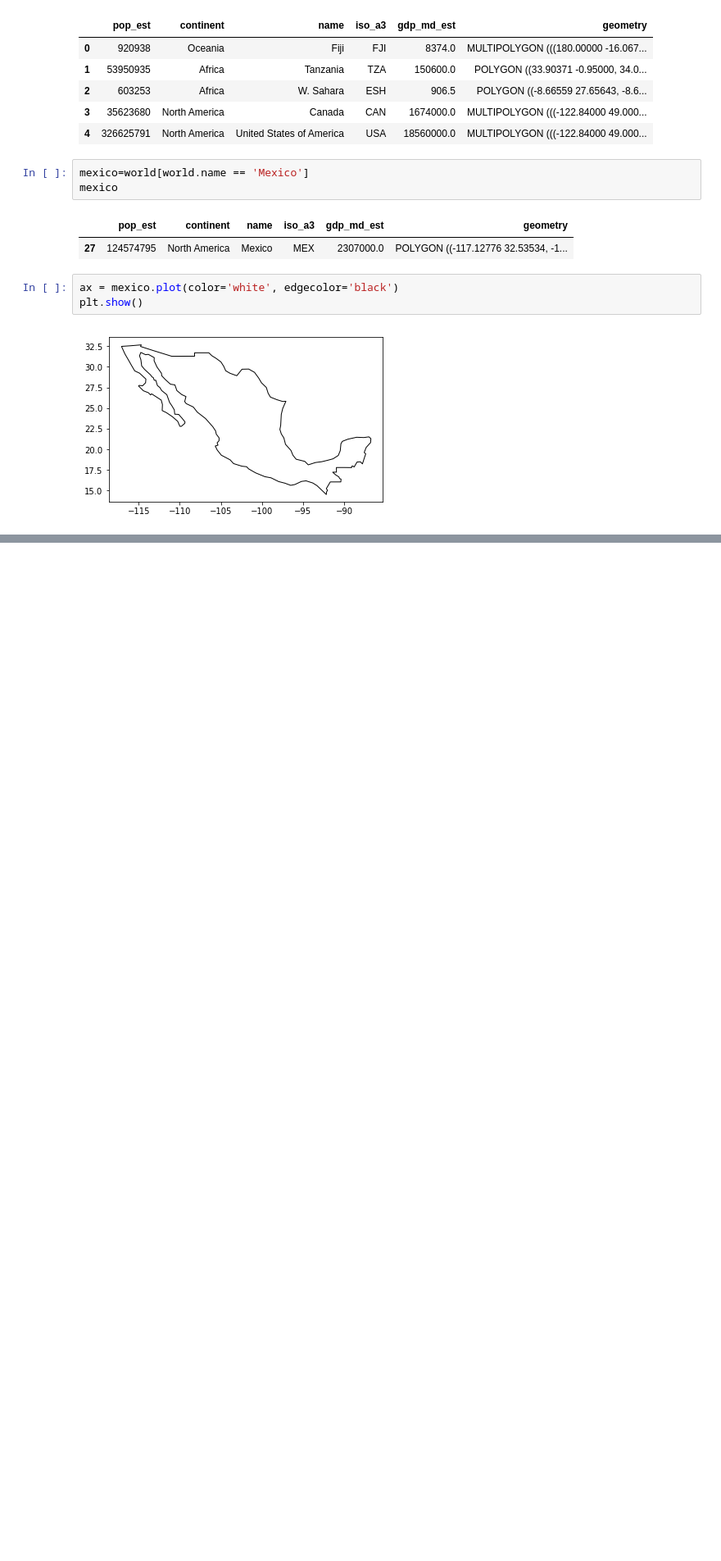
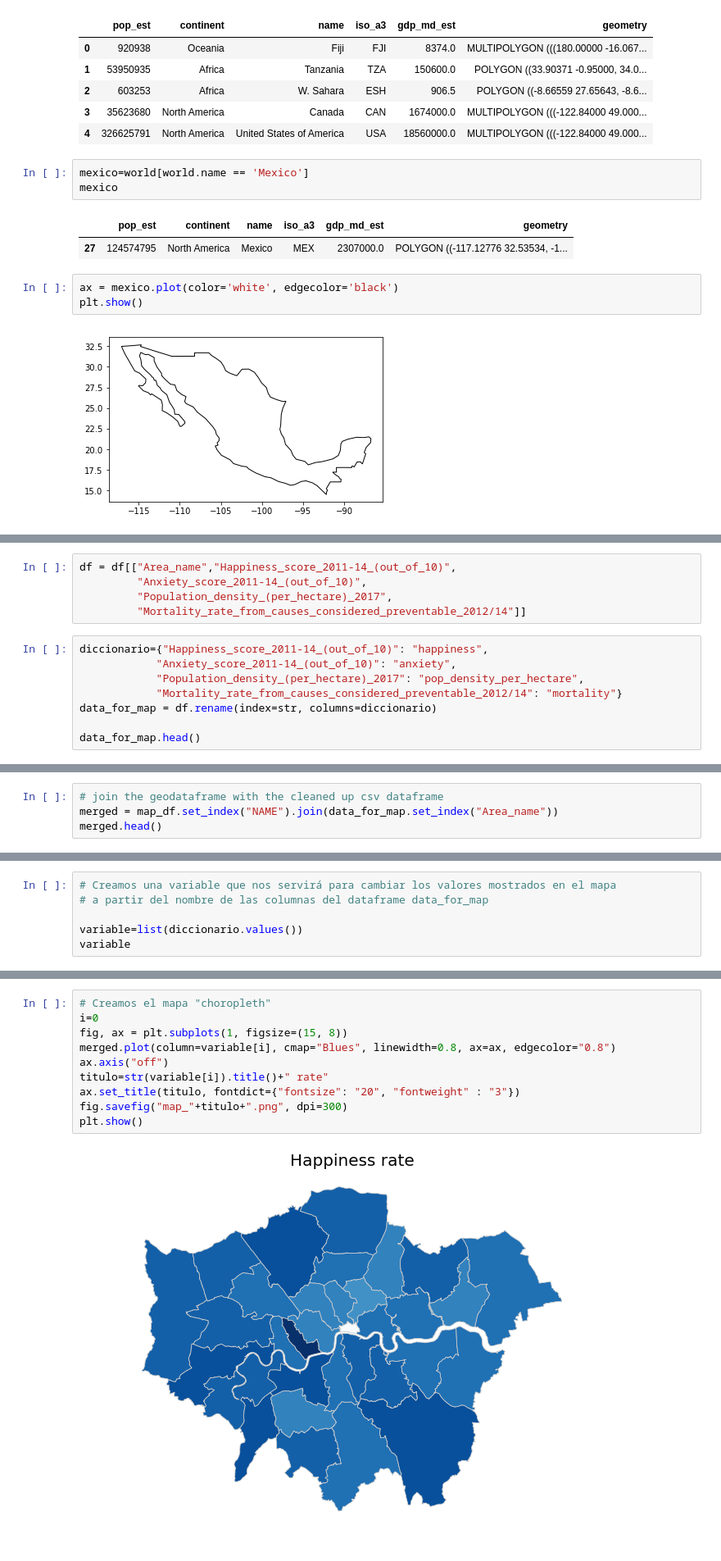
Before and after one commit to edavgaun/Inteligencia-de-negocios, a Jupyter notebook: 11_Herramientas_visualizacion_datos.ipynb, the cells around one changed output, grey strips where cells are left out. Shown at 82% size. Drawn from its saved outputs; the diff is of its cells as text; blank space fills up the shorter version.

```diff
--- a/11_Herramientas_visualizacion_datos.ipynb
+++ b/11_Herramientas_visualizacion_datos.ipynb
@@ -449,0 +496,13 @@ plt.show()
+# %%
+df = df[["Area_name","Happiness_score_2011-14_(out_of_10)",
+         "Anxiety_score_2011-14_(out_of_10)",
+         "Population_density_(per_hectare)_2017",
+         "Mortality_rate_from_causes_considered_preventable_2012/14"]]
+# %%
+diccionario={"Happiness_score_2011-14_(out_of_10)": "happiness",
+            "Anxiety_score_2011-14_(out_of_10)": "anxiety",
+            "Population_density_(per_hectare)_2017": "pop_density_per_hectare",
+            "Mortality_rate_from_causes_considered_preventable_2012/14": "mortality"}
+data_for_map = df.rename(index=str, columns=diccionario)
+
+data_for_map.head()
@@ -449,0 +516,4 @@ plt.show()
+# %%
+# join the geodataframe with the cleaned up csv dataframe
+merged = map_df.set_index("NAME").join(data_for_map.set_index("Area_name"))
+merged.head()
@@ -449,0 +528,6 @@ plt.show()
+# %%
+# Creamos una variable que nos servirá para cambiar los valores mostrados en el mapa
+# a partir del nombre de las columnas del dataframe data_for_map
+
+variable=list(diccionario.values())
+variable
@@ -449,0 +539,12 @@ plt.show()
+# %%
+# Creamos el mapa "choropleth"
+i=0
+fig, ax = plt.subplots(1, figsize=(15, 8))
+merged.plot(column=variable[i], cmap="Blues", linewidth=0.8, ax=ax, edgecolor="0.8")
+ax.axis("off")
+titulo=str(variable[i]).title()+" rate"
+ax.set_title(titulo, fontdict={"fontsize": "20", "fontweight" : "3"})
+fig.savefig("map_"+titulo+".png", dpi=300)
+plt.show()
+# %% [output]
+[figure, added]
```
Also changed, not shown: parts of 15 cells of this notebook.
